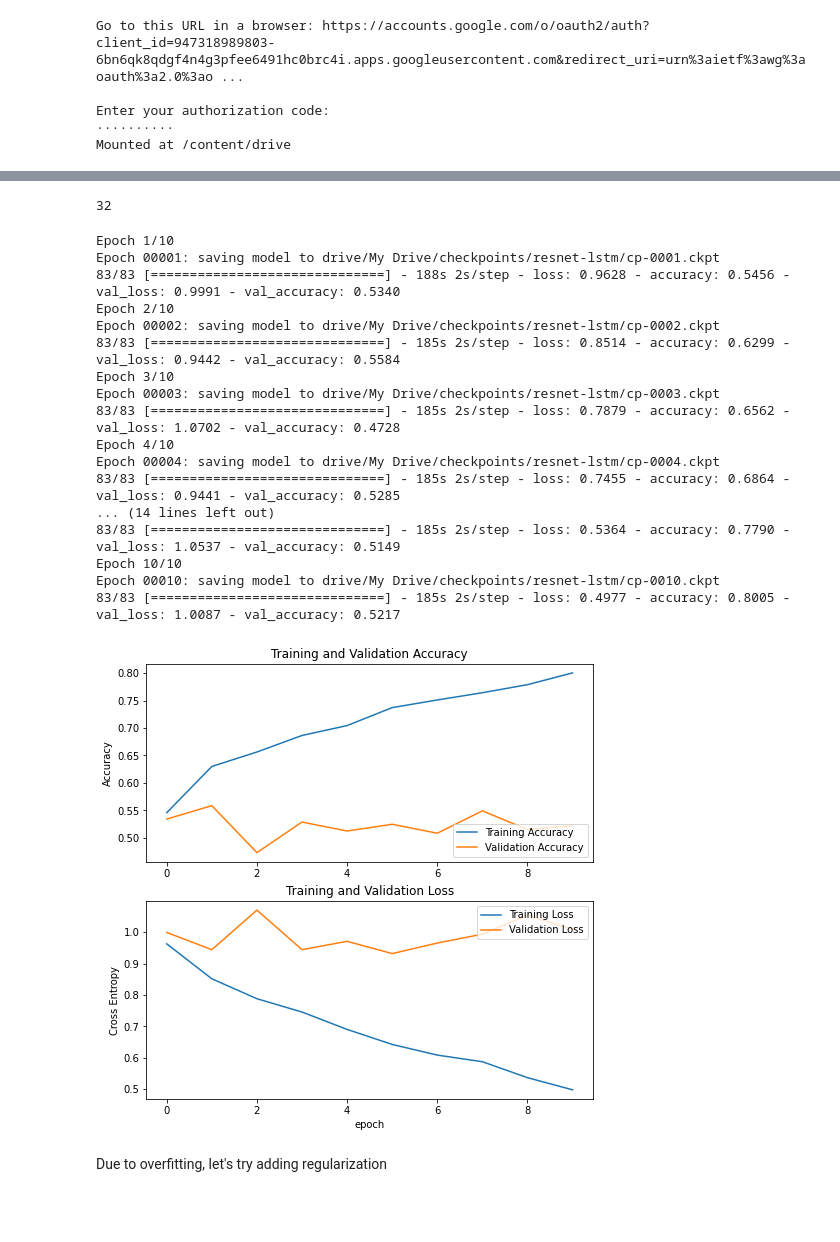
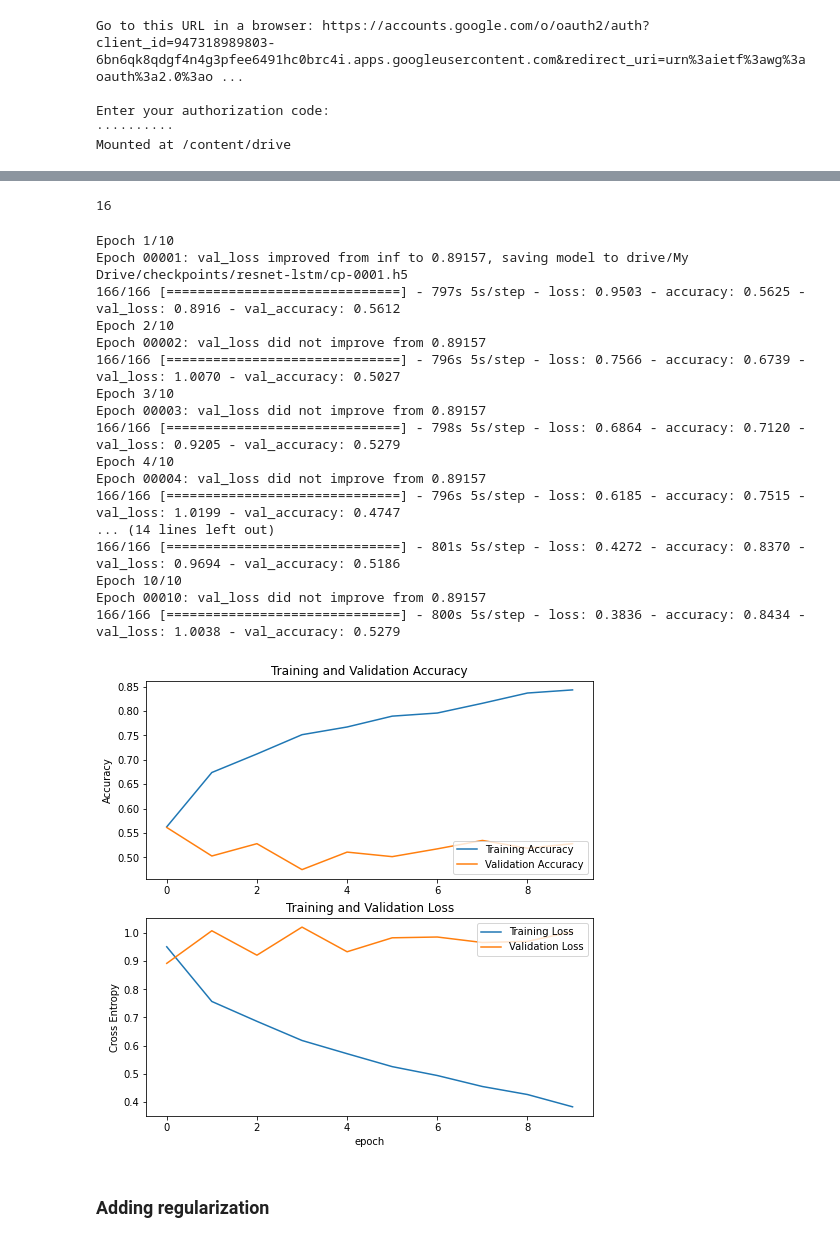
Before and after one commit to fusical/emotiw, a Jupyter notebook: notebooks/scene/1.0-tj-resnet-lstm.ipynb, the cells around one changed output, grey strips where cells are left out. Cells and saved outputs as stored; diff of their text form; code cells hidden in the pictures; blank space fills up the shorter version.

```diff
--- a/notebooks/scene/1.0-tj-resnet-lstm.ipynb
+++ b/notebooks/scene/1.0-tj-resnet-lstm.ipynb
@@ -119,9 +112,9 @@ class DataGenerator(tf.keras.utils.Sequence):
 
             for k in video_map.keys():
                 # make sure the frames for each video are in sorted order
-                video_map[vid_name] = sorted(video_map[vid_name])
-                if min_frames == -1 or len(video_map[vid_name]) < min_frames:
-                    min_frames = len(video_map[vid_name])
+                video_map[k] = sorted(video_map[k], key=lambda x: x.split(".mp4_")[0] + x.split(".mp4_")[1].split(".jpg")[0].zfill(3))
+                if min_frames == -1 or len(video_map[k]) < min_frames:
+                    min_frames = len(video_map[k])
 
         return list(video_map.keys()), video_map, vid_to_cat, len(vid_to_cat), min_frames
 
@@ -179,7 +172,7 @@ class DataGenerator(tf.keras.utils.Sequence):
 IMG_WIDTH = 480
 IMG_HEIGHT = 320
 FRAMES = 12
-BATCH_SIZE = 32
+BATCH_SIZE = 16
 BASE_NAME = "resnet50"
 MODEL_NAME = "resnet-lstm"
 # %%
@@ -384,64 +287,61 @@ loss0, accuracy0 = model.evaluate(validation_generator, steps = 3)
 # %%
 validation_generator.batch_size
 # %% [output]
-32
+16
-# %%
-import pickle
-history = model.fit(
-          train_generator,
-          epochs=initial_epochs,
-          callbacks=[cp_callback],
-          validation_data=validation_generator
-)
-
-with open(f"drive/My Drive/checkpoints/{MODEL_NAME}/history.pkl", 'wb') as handle:
-    pickle.dump(history.history, handle)
-# %% [output]
-Epoch 1/10
-Epoch 00001: saving model to drive/My Drive/checkpoints/resnet-lstm/cp-0001.ckpt
-83/83 [==============================] - 188s 2s/step - loss: 0.9628 - accuracy: 0.5456 - val_loss: 0.9991 - val_accuracy: 0.5340
-Epoch 2/10
-Epoch 00002: saving model to drive/My Drive/checkpoints/resnet-lstm/cp-0002.ckpt
-83/83 [==============================] - 185s 2s/step - loss: 0.8514 - accuracy: 0.6299 - val_loss: 0.9442 - val_accuracy: 0.5584
-Epoch 3/10
-Epoch 00003: saving model to drive/My Drive/checkpoints/resnet-lstm/cp-0003.ckpt
-83/83 [==============================] - 185s 2s/step - loss: 0.7879 - accuracy: 0.6562 - val_loss: 1.0702 - val_accuracy: 0.4728
-Epoch 4/10
-Epoch 00004: saving model to drive/My Drive/checkpoints/resnet-lstm/cp-0004.ckpt
-83/83 [==============================] - 185s 2s/step - loss: 0.7455 - accuracy: 0.6864 - val_loss: 0.9441 - val_accuracy: 0.5285
-... (14 lines left out)
-83/83 [==============================] - 185s 2s/step - loss: 0.5364 - accuracy: 0.7790 - val_loss: 1.0537 - val_accuracy: 0.5149
-Epoch 10/10
-Epoch 00010: saving model to drive/My Drive/checkpoints/resnet-lstm/cp-0010.ckpt
-83/83 [==============================] - 185s 2s/step - loss: 0.4977 - accuracy: 0.8005 - val_loss: 1.0087 - val_accuracy: 0.5217
 # %%
+import pickle
+history = model.fit(
+          train_generator,
+          epochs=initial_epochs,
+          callbacks=[cp_callback],
+          validation_data=validation_generator
+)
+
 acc = history.history['accuracy']
 val_acc = history.history['val_accuracy']
 
 loss = history.history['loss']
 val_loss = history.history['val_loss']
 
 
 plt.figure(figsize=(8, 8))
 plt.subplot(2, 1, 1)
 plt.plot(acc, label='Training Accuracy')
 plt.plot(val_acc, label='Validation Accuracy')
 plt.legend(loc='lower right')
 plt.ylabel('Accuracy')
 plt.title('Training and Validation Accuracy')
 
 plt.subplot(2, 1, 2)
 plt.plot(loss, label='Training Loss')
 plt.plot(val_loss, label='Validation Loss')
 plt.legend(loc='upper right')
 plt.ylabel('Cross Entropy')
 plt.title('Training and Validation Loss')
 plt.xlabel('epoch')
 plt.show()
 
-model.save(f"drive/My Drive/checkpoints/{MODEL_NAME}/m1.h5")
+with open(f"drive/My Drive/checkpoints/{MODEL_NAME}/history.pkl", 'wb') as handle:
+    pickle.dump(history.history, handle)
 # %% [output]
+Epoch 1/10
+Epoch 00001: val_loss improved from inf to 0.89157, saving model to drive/My Drive/checkpoints/resnet-lstm/cp-0001.h5
+166/166 [==============================] - 797s 5s/step - loss: 0.9503 - accuracy: 0.5625 - val_loss: 0.8916 - val_accuracy: 0.5612
+Epoch 2/10
+Epoch 00002: val_loss did not improve from 0.89157
+166/166 [==============================] - 796s 5s/step - loss: 0.7566 - accuracy: 0.6739 - val_loss: 1.0070 - val_accuracy: 0.5027
+Epoch 3/10
+Epoch 00003: val_loss did not improve from 0.89157
+166/166 [==============================] - 798s 5s/step - loss: 0.6864 - accuracy: 0.7120 - val_loss: 0.9205 - val_accuracy: 0.5279
+Epoch 4/10
+Epoch 00004: val_loss did not improve from 0.89157
+166/166 [==============================] - 796s 5s/step - loss: 0.6185 - accuracy: 0.7515 - val_loss: 1.0199 - val_accuracy: 0.4747
+... (14 lines left out)
+166/166 [==============================] - 801s 5s/step - loss: 0.4272 - accuracy: 0.8370 - val_loss: 0.9694 - val_accuracy: 0.5186
+Epoch 10/10
+Epoch 00010: val_loss did not improve from 0.89157
+166/166 [==============================] - 800s 5s/step - loss: 0.3836 - accuracy: 0.8434 - val_loss: 1.0038 - val_accuracy: 0.5279
-[figure, old version]
+[figure, new version]
-# %% [markdown]
-Due to overfitting, let's try adding regularization
+# %% [markdown]
+### Adding regularization
 # %%
```
Also changed, not shown: parts of 18 cells of this notebook, 8 other files.
